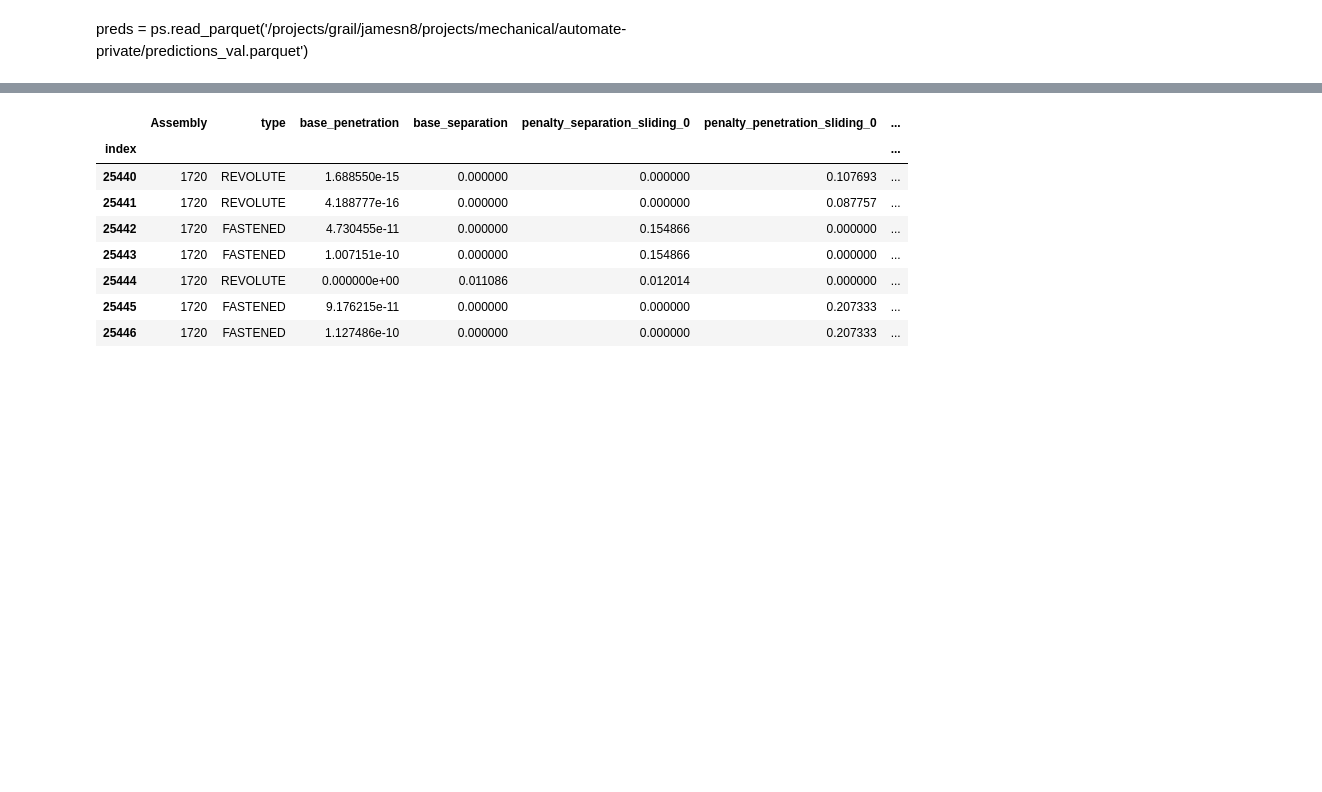
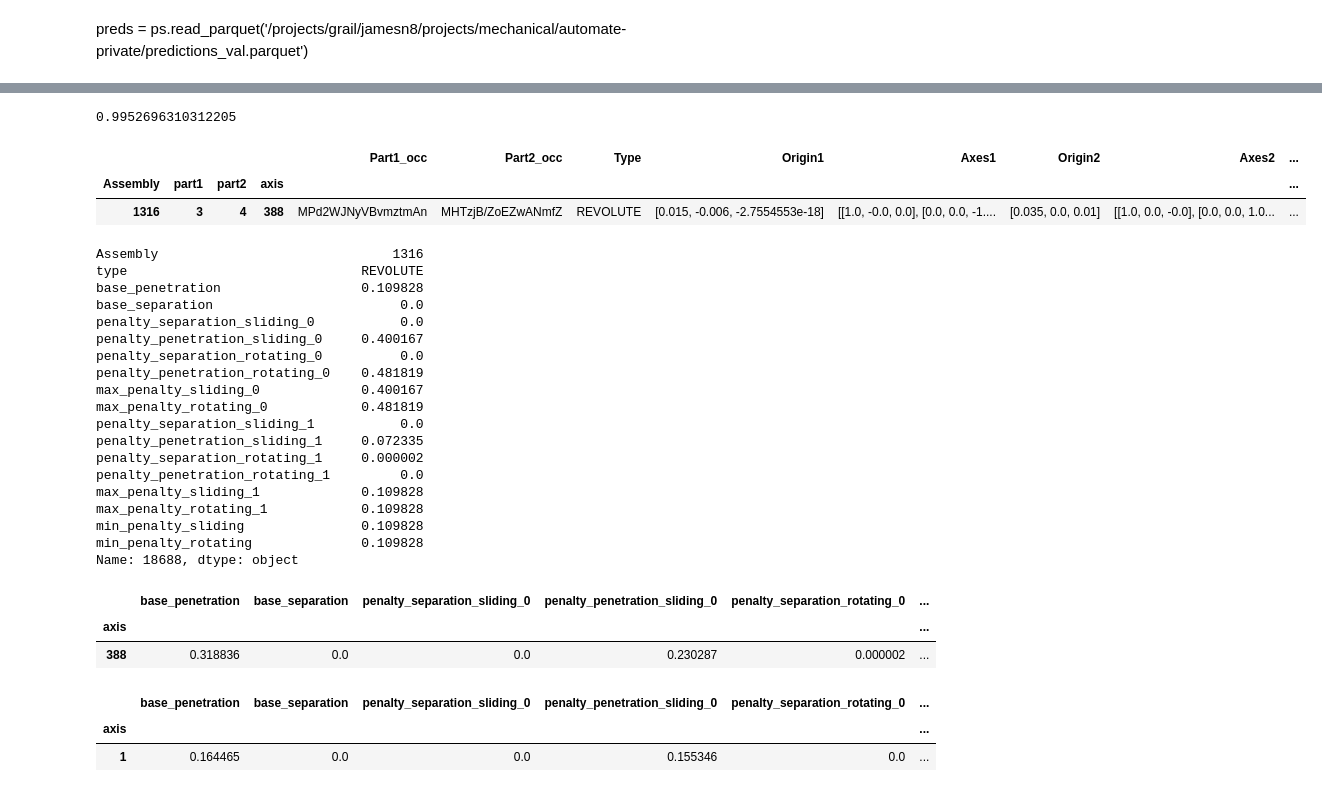
Before and after one commit to ShnitzelKiller/Mechanical, a Jupyter notebook: Penetration.ipynb, the cells around one changed output, grey strips where cells are left out. Cells and saved outputs as stored; diff of their text form; code cells hidden in the pictures; blank space fills up the shorter version.

```diff
--- a/Penetration.ipynb
+++ b/Penetration.ipynb
@@ -900,3 +884,3 @@ axis_motion_df = ps.read_parquet('/fast/jamesn8/assembly_data/assembly_torch2_fi
 # %%
-combined = mate_df_subset.join(axis_motion_df).join(motion_df, on='mate_index', lsuffix='_axis')
+combined = mate_df_subset.join(axis_motion_results, how='inner').join(motion_results, on='mate_index', lsuffix='_axis')
 # %%
@@ -965,12 +890,38 @@ mate_df_subset.loc[1720]
-# %%
-motion_df[lambda df: df['Assembly'] == 1720]
-# %% [output]
-|  | Assembly | type | base_penetration | base_separation | penalty_separation_sliding_0 | penalty_penetration_sliding_0 | ... |
-| index |  |  |  |  |  |  | ... |
-| 25440 | 1720 | REVOLUTE | 1.688550e-15 | 0.000000 | 0.000000 | 0.107693 | ... |
-| 25441 | 1720 | REVOLUTE | 4.188777e-16 | 0.000000 | 0.000000 | 0.087757 | ... |
-| 25442 | 1720 | FASTENED | 4.730455e-11 | 0.000000 | 0.154866 | 0.000000 | ... |
-| 25443 | 1720 | FASTENED | 1.007151e-10 | 0.000000 | 0.154866 | 0.000000 | ... |
-| 25444 | 1720 | REVOLUTE | 0.000000e+00 | 0.011086 | 0.012014 | 0.000000 | ... |
-| 25445 | 1720 | FASTENED | 9.176215e-11 | 0.000000 | 0.000000 | 0.207333 | ... |
-| 25446 | 1720 | FASTENED | 1.127486e-10 | 0.000000 | 0.000000 | 0.207333 | ... |
+# %%
+(combined['rotates'] == combined['rotates_axis']).sum() / combined.shape[0]
+# %% [output]
+0.9952696310312205
+# %%
+combined[lambda df: (df['slides'] != df['slides_axis']) & (df['rotates'] != df['rotates_axis'])]
+# %% [output]
+|  |  |  |  | Part1_occ | Part2_occ | Type | Origin1 | Axes1 | Origin2 | Axes2 | ... |
+| Assembly | part1 | part2 | axis |  |  |  |  |  |  |  | ... |
+| 1316 | 3 | 4 | 388 | MPd2WJNyVBvmztmAn | MHTzjB/ZoEZwANmfZ | REVOLUTE | [0.015, -0.006, -2.7554553e-18] | [[1.0, -0.0, 0.0], [0.0, 0.0, -1.... | [0.035, 0.0, 0.01] | [[1.0, 0.0, -0.0], [0.0, 0.0, 1.0... | ... |
+# %%
+motion_df.loc[18688]
+# %% [output]
+Assembly                              1316
+type                              REVOLUTE
+base_penetration                  0.109828
+base_separation                        0.0
+penalty_separation_sliding_0           0.0
+penalty_penetration_sliding_0     0.400167
+penalty_separation_rotating_0          0.0
+penalty_penetration_rotating_0    0.481819
+max_penalty_sliding_0             0.400167
+max_penalty_rotating_0            0.481819
+penalty_separation_sliding_1           0.0
+penalty_penetration_sliding_1     0.072335
+penalty_separation_rotating_1     0.000002
+penalty_penetration_rotating_1         0.0
+max_penalty_sliding_1             0.109828
+max_penalty_rotating_1            0.109828
+min_penalty_sliding               0.109828
+min_penalty_rotating              0.109828
+Name: 18688, dtype: object
+# %%
+axis_motion_df.loc[(1316,3,4)]
+# %% [output]
+|  | base_penetration | base_separation | penalty_separation_sliding_0 | penalty_penetration_sliding_0 | penalty_separation_rotating_0 | ... |
+| axis |  |  |  |  |  | ... |
+| 388 | 0.318836 | 0.0 | 0.0 | 0.230287 | 0.000002 | ... |
@@ -976,0 +930,6 @@ motion_df[lambda df: df['Assembly'] == 1720]
+# %%
+axis_motion_df2.loc[(125128, 0, 2, 1)]
+# %% [output]
+|  | base_penetration | base_separation | penalty_separation_sliding_0 | penalty_penetration_sliding_0 | penalty_separation_rotating_0 | ... |
+| axis |  |  |  |  |  | ... |
+| 1 | 0.164465 | 0.0 | 0.0 | 0.155346 | 0.0 | ... |
```
Also changed, not shown: parts of 56 cells of this notebook, 7 other files.
